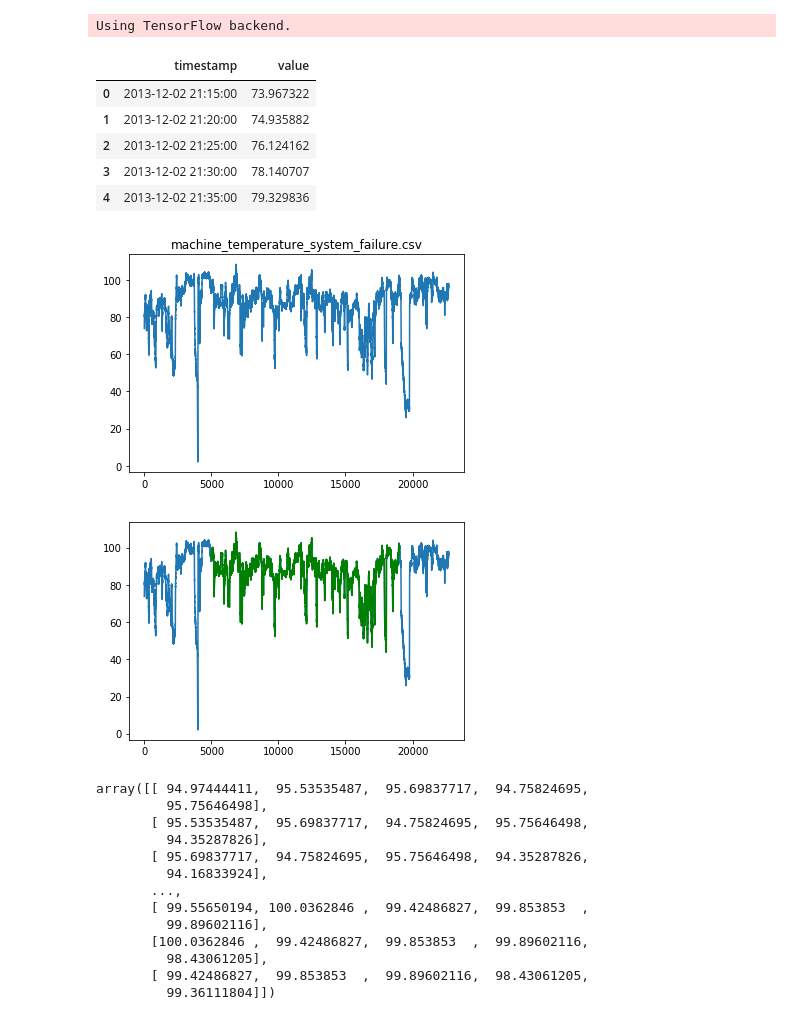
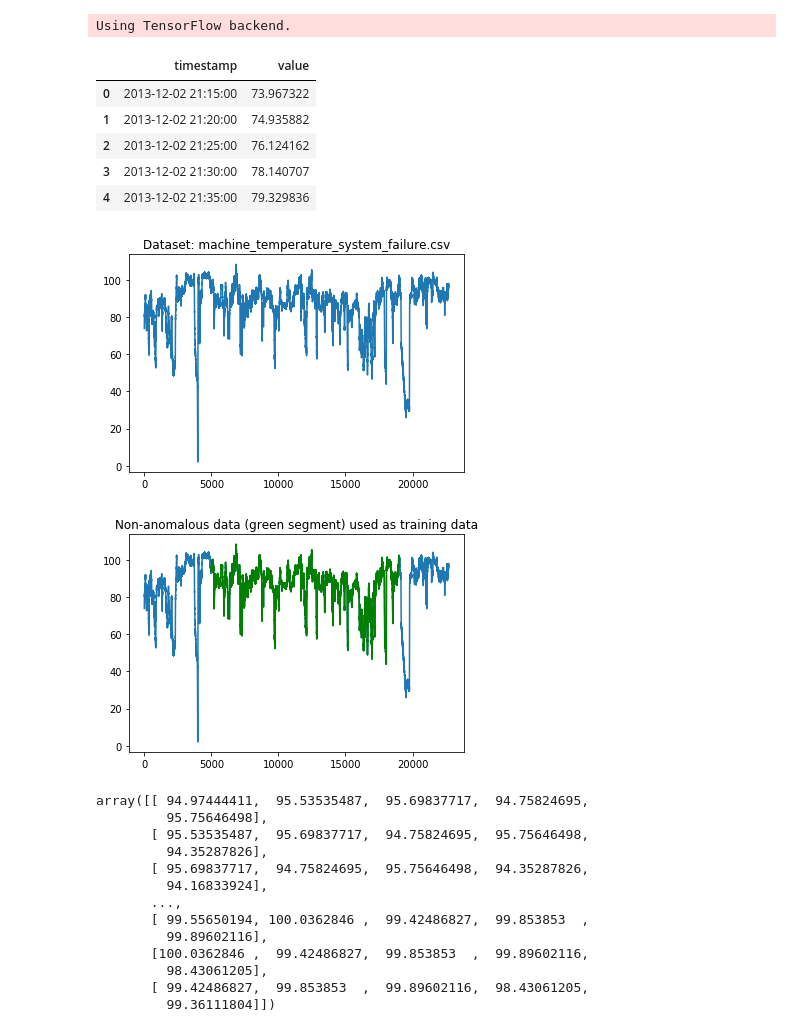
Before and after one commit to jetnew/Anomaly-Detection, a Jupyter notebook: notebook/machine_temperature_system_failure.ipynb, the cells around one changed output. Drawn from its saved outputs; the diff is of its cells as text; code cells hidden in the pictures.

```diff
--- a/notebook/machine_temperature_system_failure.ipynb
+++ b/notebook/machine_temperature_system_failure.ipynb
@@ -26,28 +26,28 @@ Using TensorFlow backend.
 # %%
 # Import data
 df = pd.read_csv("../data/machine_temperature_system_failure.csv")
 display(df.head(5))
 
-# # Visualise data
+# Visualise data
+plt.title("Dataset: machine_temperature_system_failure.csv")
 plt.plot(df['value'])
-plt.title("machine_temperature_system_failure.csv")
 plt.show()
+
+# Use green area as training data (non-anomalous)
+start, end = 5000, 19000
+plt.title("Non-anomalous data (green segment) used as training data")
+plt.plot(df['value'])
+plt.plot(df['value'][start:end], c='g')
+plt.show()
 # %% [output]
 |  | timestamp | value |
 | 0 | 2013-12-02 21:15:00 | 73.967322 |
 | 1 | 2013-12-02 21:20:00 | 74.935882 |
 | 2 | 2013-12-02 21:25:00 | 76.124162 |
 | 3 | 2013-12-02 21:30:00 | 78.140707 |
 | 4 | 2013-12-02 21:35:00 | 79.329836 |
-[figure, old version]
+[figure, new version]
+[figure, added]
-# %%
-# Use green area as training data (non-anomalous)
-start, end = 5000, 19000
-plt.plot(df['value'])
-plt.plot(df['value'][start:end], c='g')
-plt.show()
-# %% [output]
-[figure, removed]
 # %%
 # Create a trajectory matrix, i.e. rolling window representation
 timeseries_train = df['value'][start:end]
```
Also changed, not shown: parts of 3 cells of this notebook, 3 other files.
